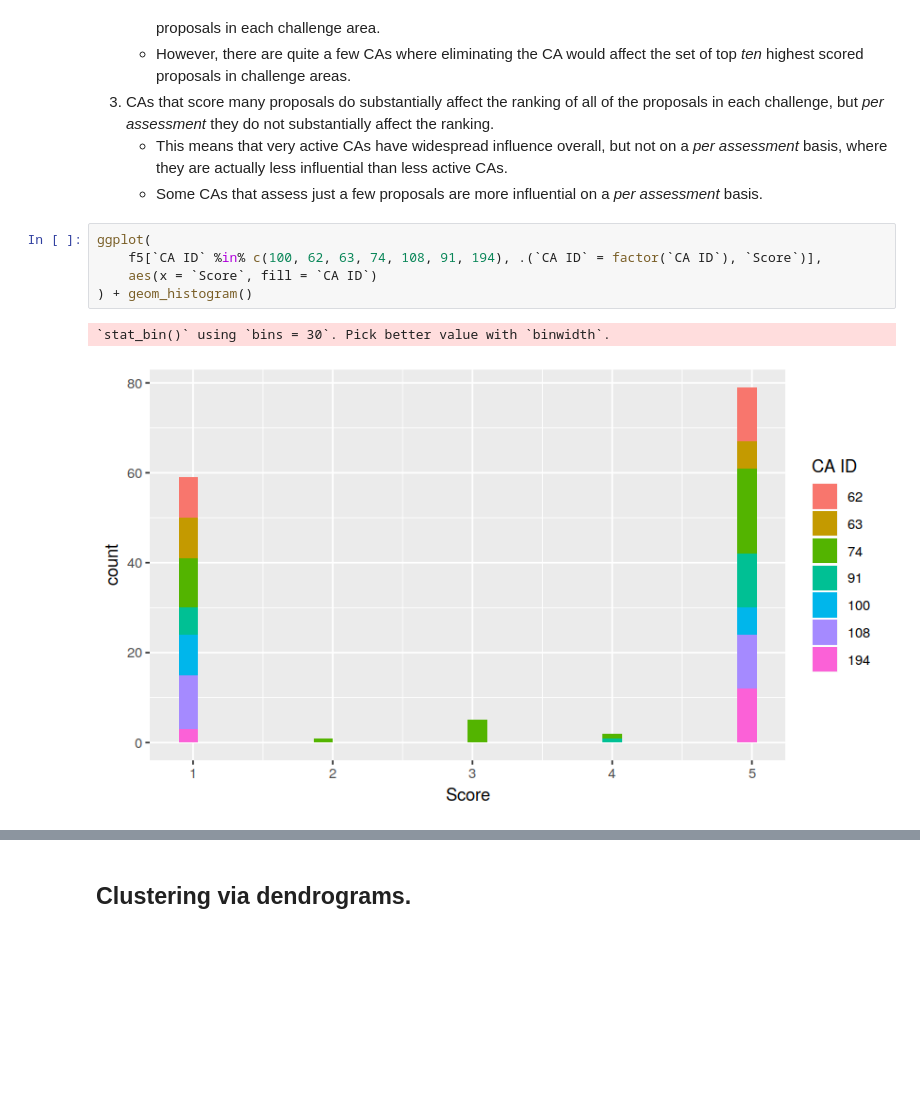
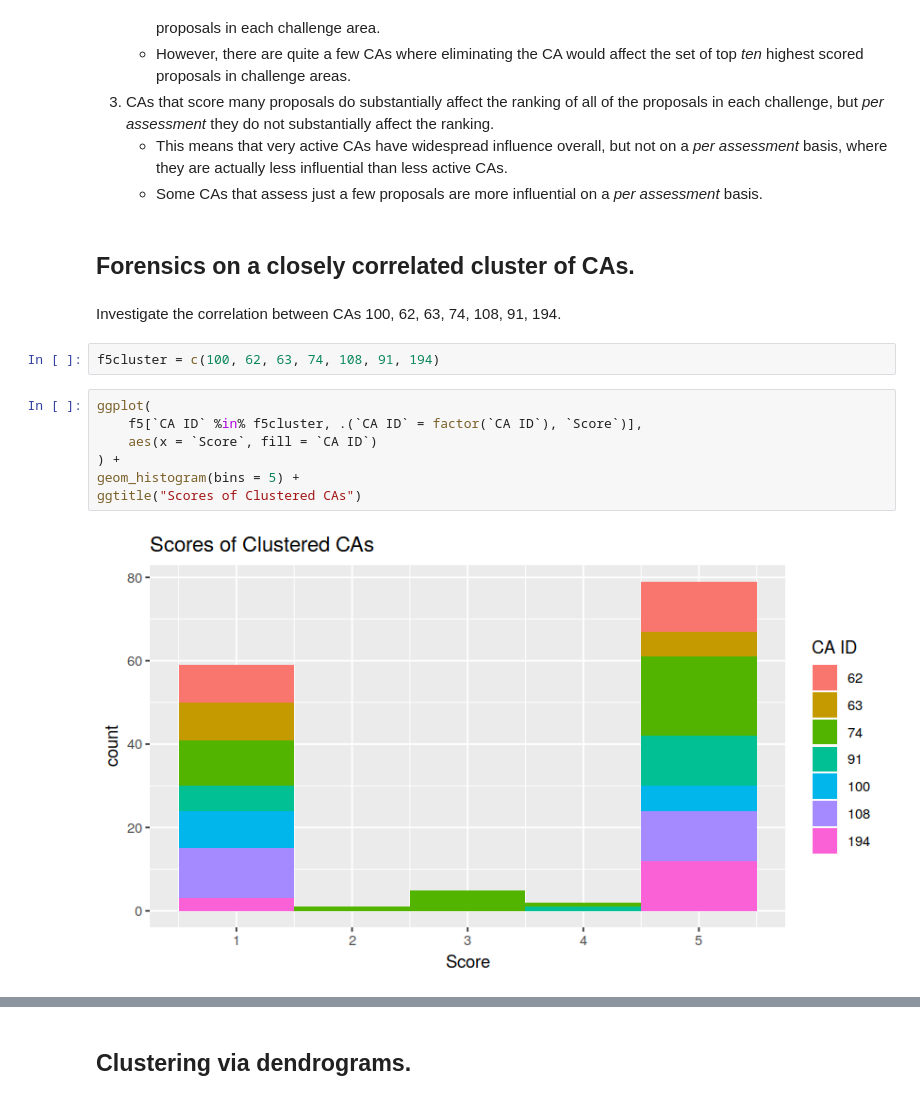
Before and after one commit to bwbush/catalyst-assessment-analyses, a Jupyter notebook: f5-exploratory-analysis.ipynb, the cells around one changed output, grey strips where cells are left out. Saved outputs shown, nothing was run; the diff lists cells and outputs as text; blank space fills up the shorter version.

Commit message:
tided up clustering analysis

```diff
--- a/f5-exploratory-analysis.ipynb
+++ b/f5-exploratory-analysis.ipynb
@@ -381,14 +381,21 @@ ggtitle("How Many Proposal Ranks Change if a CA's Assessments are Eliminated")
 3.  CAs that score many proposals do substantially affect the ranking of all of the proposals in each challenge, but *per assessment* they do not substantially affect the ranking.
     *   This means that very active CAs have widespread influence overall, but not on a *per assessment* basis, where they are actually less influential than less active CAs.
     *   Some CAs that assess just a few proposals are more influential on a *per assessment* basis.
+# %% [markdown]
+## Forensics on a closely correlated cluster of CAs.
+# %% [markdown]
+Investigate the correlation between CAs 100, 62, 63, 74, 108, 91, 194.
+# %%
+f5cluster = c(100, 62, 63, 74, 108, 91, 194)
 # %%
 ggplot(
-    f5[`CA ID` %in% c(100, 62, 63, 74, 108, 91, 194), .(`CA ID` = factor(`CA ID`), `Score`)],
+    f5[`CA ID` %in% f5cluster, .(`CA ID` = factor(`CA ID`), `Score`)],
     aes(x = `Score`, fill = `CA ID`)
-) + geom_histogram()
+) +
+geom_histogram(bins = 5) +
+ggtitle("Scores of Clustered CAs")
 # %% [output]
-`stat_bin()` using `bins = 30`. Pick better value with `binwidth`.
-[figure, old version]
+[figure, new version]
 # %%
 ggplot(
     f5[`CA ID` %in% c(100, 62, 63, 74, 108, 91, 194), .(`Average Score` = mean(`Score`)), by = .(`CA ID` = factor(`CA ID`), `Short Title` = factor(`Short Title`))],
```
Also changed, not shown: parts of 26 cells of this notebook, 2 other files.
